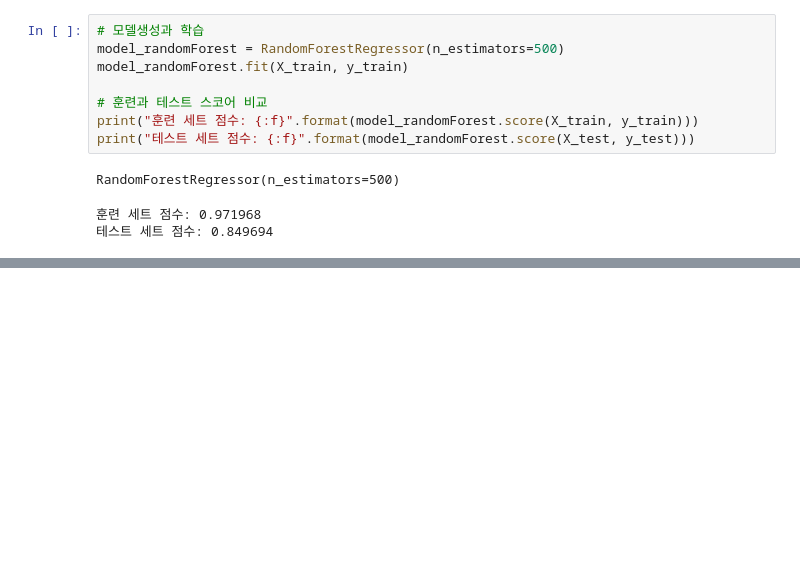
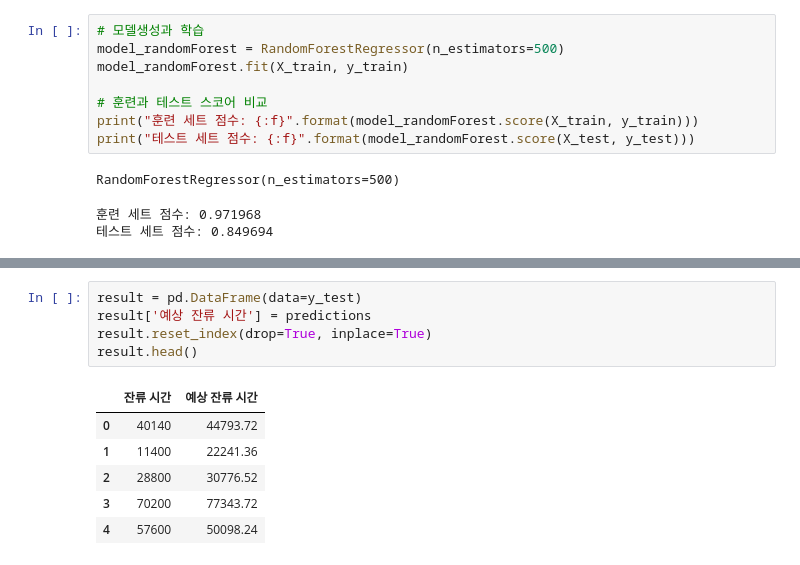
Before and after one commit to J-woooo/Bigdata_contest, a Jupyter notebook: model.ipynb, the cells around one changed output, grey strips where cells are left out. Saved outputs shown, nothing was run; the diff lists cells and outputs as text; blank space fills up the shorter version.

```diff
--- a/model.ipynb
+++ b/model.ipynb
@@ -430,0 +412,12 @@ NameError: name 'index' is not defined
+# %%
+result = pd.DataFrame(data=y_test)
+result['예상 잔류 시간'] = predictions
+result.reset_index(drop=True, inplace=True)
+result.head()
+# %% [output]
+|  | 잔류 시간 | 예상 잔류 시간 |
+| 0 | 40140 | 44793.72 |
+| 1 | 11400 | 22241.36 |
+| 2 | 28800 | 30776.52 |
+| 3 | 70200 | 77343.72 |
+| 4 | 57600 | 50098.24 |
```
Also changed, not shown: parts of 9 cells of this notebook.
